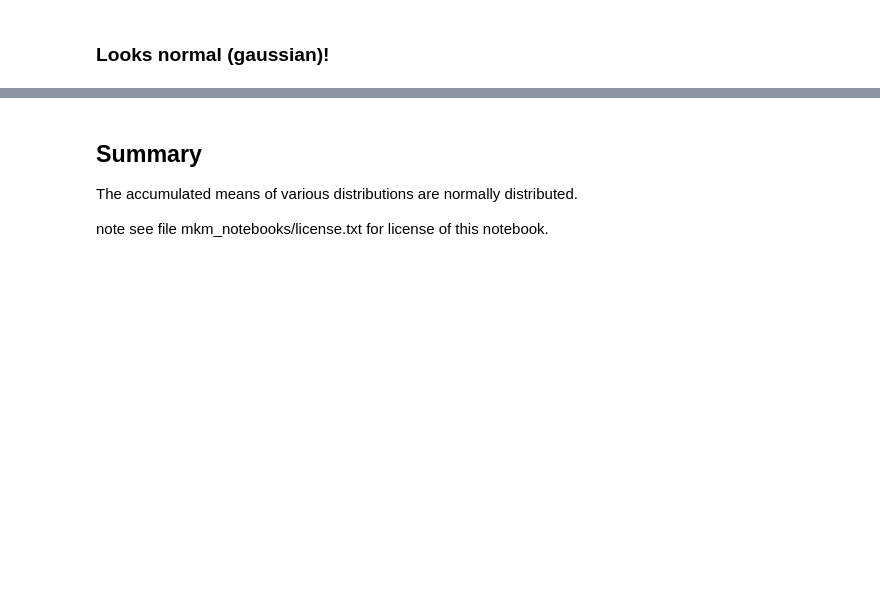
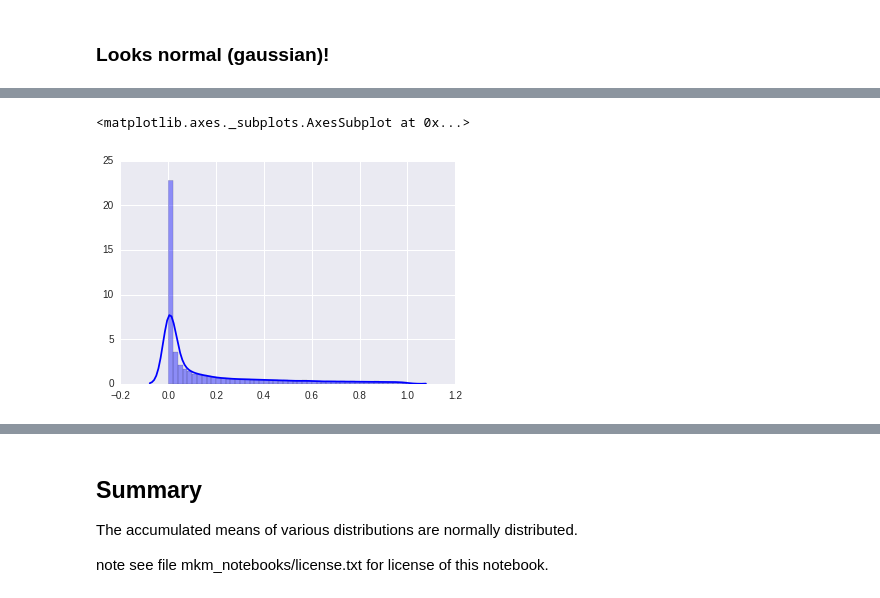
Before and after one commit to matthewmacleod/mkm_notebooks, a Jupyter notebook: ctl.ipynb, the cells around one changed output, grey strips where cells are left out. Drawn from its saved outputs; the diff is of its cells as text; code cells hidden in the pictures; blank space fills up the shorter version.

```diff
--- a/ctl.ipynb
+++ b/ctl.ipynb
@@ -213,0 +224,8 @@ sns.distplot(means, color="m")
+# %%
+a = 0.2
+n_sample = 20000
+pp = np.random.power(a, n_sample)
+sns.distplot(pp, color="blue")
+# %% [output]
+<matplotlib.axes._subplots.AxesSubplot at 0x...>
+[figure, added]
```
Also changed, not shown: parts of 13 cells of this notebook.
